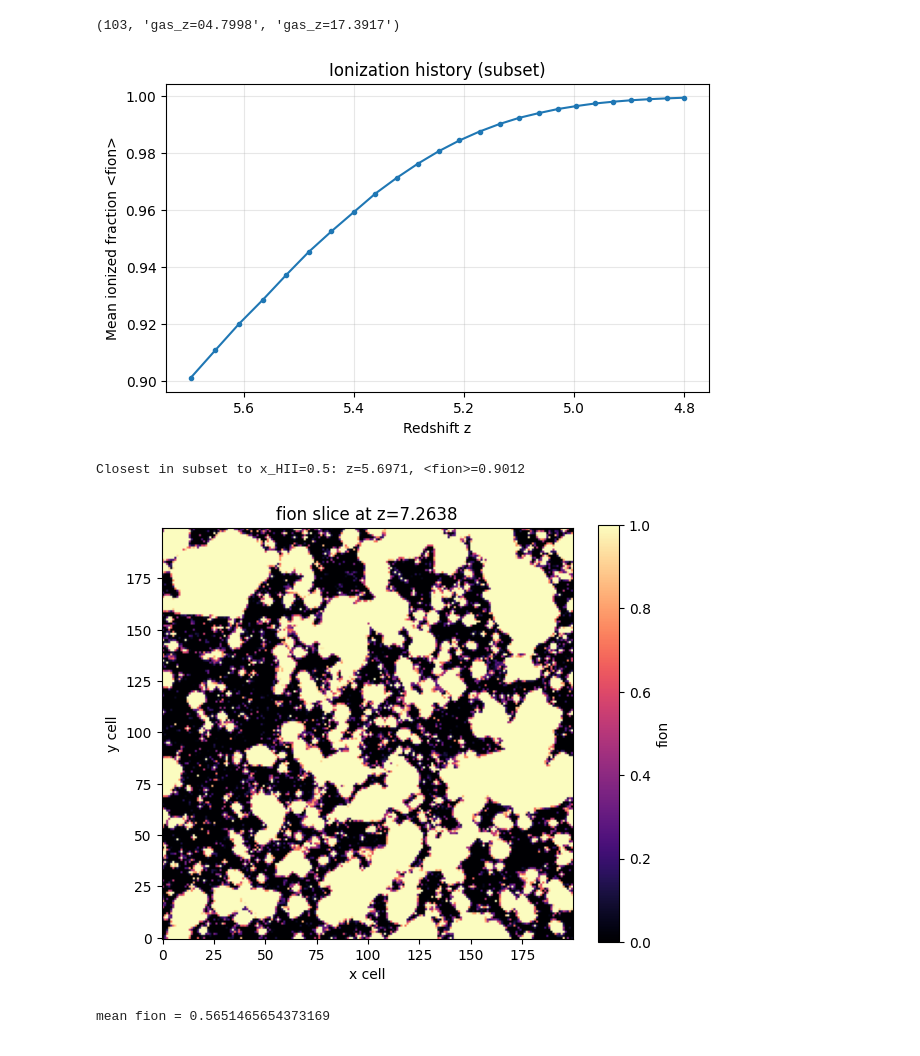
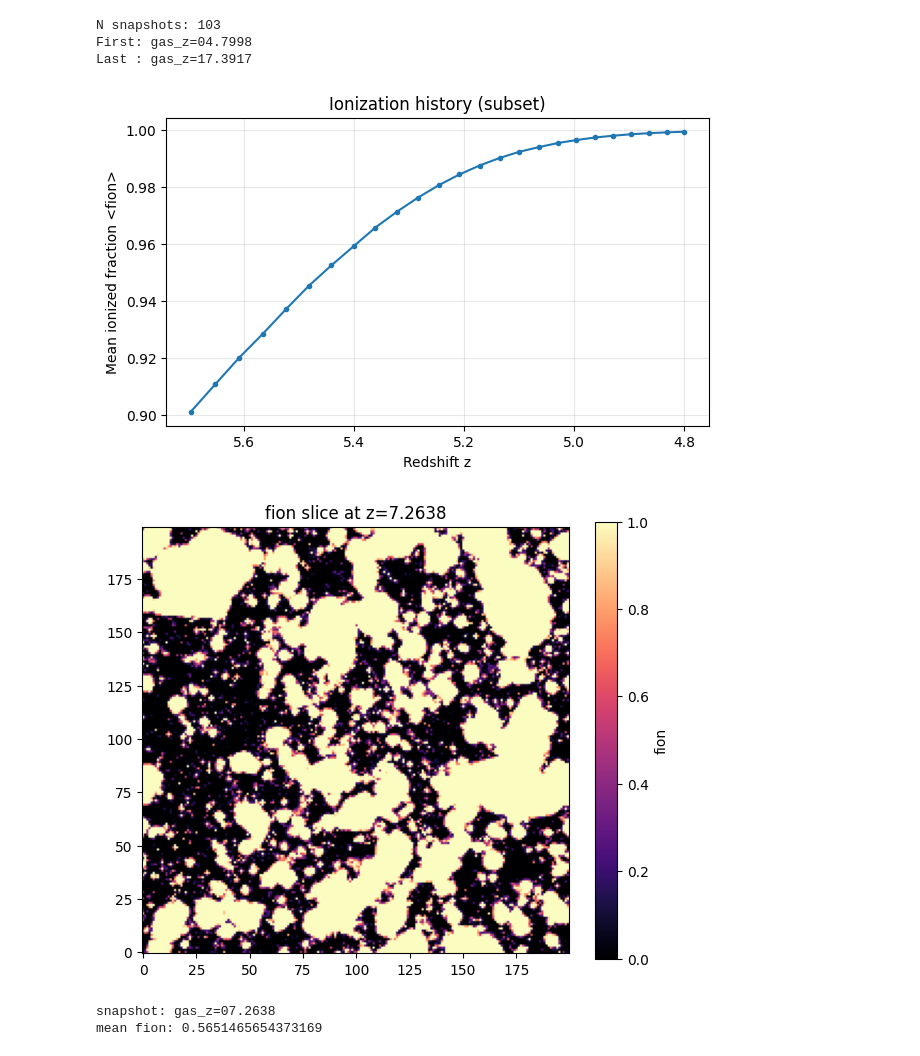
Before and after one commit to aryana-haghjoo/Lyman_alpha, a Jupyter notebook: notebooks/lyman_alpha_starter.ipynb, the cells around one changed output. Saved outputs shown, nothing was run; the diff lists cells and outputs as text; code cells hidden in the pictures.

```diff
--- a/notebooks/lyman_alpha_starter.ipynb
+++ b/notebooks/lyman_alpha_starter.ipynb
@@ -20,11 +22,15 @@ plt.rcParams['figure.figsize'] = (7, 4)
 # %%
 data_dir = PROJECT_ROOT / 'data' / 'for_aryana' / 'late_end_early_start'
 snapshots = list_snapshots(data_dir)
-len(snapshots), snapshots[0].name, snapshots[-1].name
+print('N snapshots:', len(snapshots))
+print('First:', snapshots[0].name)
+print('Last :', snapshots[-1].name)
 # %% [output]
-(103, 'gas_z=04.7998', 'gas_z=17.3917')
+N snapshots: 103
+First: gas_z=04.7998
+Last : gas_z=17.3917
 # %%
-# Quick first pass (set to None for all snapshots)
+# Ionization history (set max_files=None for all snapshots)
 max_files = 25
 stats = mean_ionized_fraction(snapshots[:max_files] if max_files else snapshots, n_grid=200)
 z = np.array([a for a, _ in stats])
@@ -37,31 +43,26 @@ plt.ylabel('Mean ionized fraction <fion>')
 plt.title('Ionization history (subset)' if max_files else 'Ionization history (all snapshots)')
 plt.grid(alpha=0.3)
 plt.show()
-
-target = 0.5
-i = np.argmin(np.abs(x - target))
-print(f'Closest in subset to x_HII={target}: z={z[i]:.4f}, <fion>={x[i]:.4f}')
 # %% [output]
 [figure]
-Closest in subset to x_HII=0.5: z=5.6971, <fion>=0.9012
 # %%
-# Pick a snapshot and inspect the ionized field
+# Choose snapshot and inspect fion slice
 snap = snapshots[len(snapshots)//2]
 fion = load_ionized_fraction(snap, n_grid=200, memmap=False)
 z_snap = parse_redshift(snap)
 
 mid = fion.shape[2] // 2
 plt.figure(figsize=(6, 5))
 im = plt.imshow(fion[:, :, mid], origin='lower', cmap='magma', vmin=0, vmax=1)
 plt.colorbar(im, label='fion')
 plt.title(f'fion slice at z={z_snap:.4f}')
-plt.xlabel('x cell')
-plt.ylabel('y cell')
 plt.tight_layout()
 plt.show()
 
-print('mean fion =', float(fion.mean()))
+print('snapshot:', snap.name)
+print('mean fion:', float(fion.mean()))
 # %% [output]
-[figure, old version]
+[figure, new version]
-mean fion = 0.5651465654373169
+snapshot: gas_z=07.2638
+mean fion: 0.5651465654373169
 # %%
```
Also changed, not shown: parts of 6 cells of this notebook, 5 other files.
